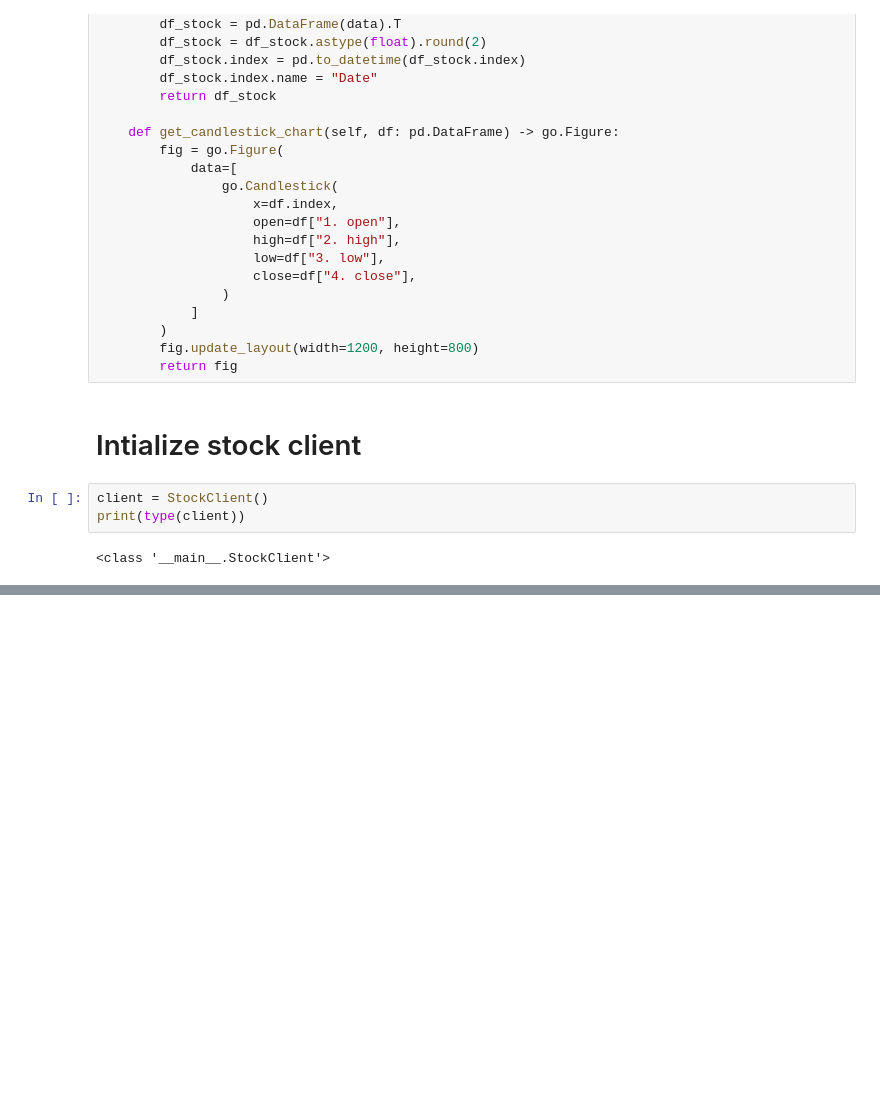
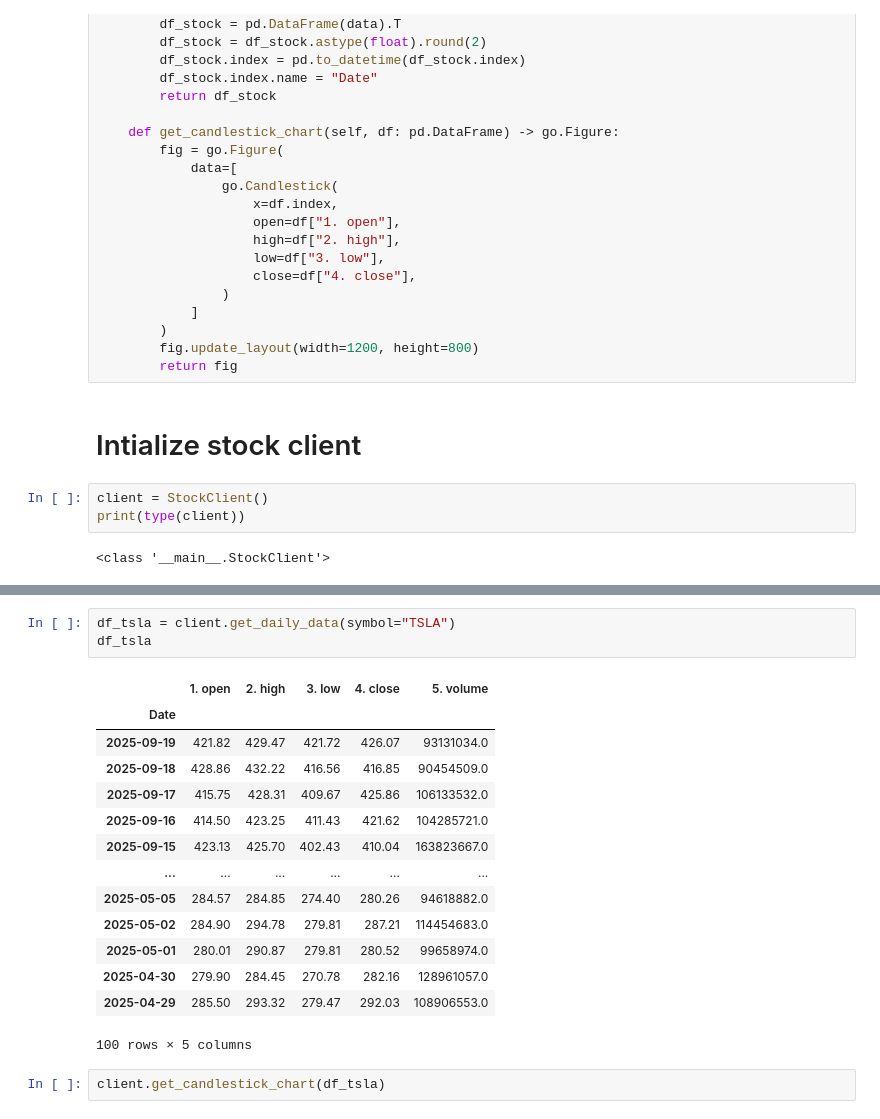
Before and after one commit to Ankitam1/api_project, a Jupyter notebook: api.ipynb, the cells around one changed output, grey strips where cells are left out. Cells and saved outputs as stored; diff of their text form; blank space fills up the shorter version.

```diff
--- a/api.ipynb
+++ b/api.ipynb
@@ -259,0 +299,20 @@ symbol_df
+# %%
+df_tsla = client.get_daily_data(symbol="TSLA")
+df_tsla
+# %% [output]
+|  | 1. open | 2. high | 3. low | 4. close | 5. volume |
+| Date |  |  |  |  |  |
+| 2025-09-19 | 421.82 | 429.47 | 421.72 | 426.07 | 93131034.0 |
+| 2025-09-18 | 428.86 | 432.22 | 416.56 | 416.85 | 90454509.0 |
+| 2025-09-17 | 415.75 | 428.31 | 409.67 | 425.86 | 106133532.0 |
+| 2025-09-16 | 414.50 | 423.25 | 411.43 | 421.62 | 104285721.0 |
+| 2025-09-15 | 423.13 | 425.70 | 402.43 | 410.04 | 163823667.0 |
+| ... | ... | ... | ... | ... | ... |
+| 2025-05-05 | 284.57 | 284.85 | 274.40 | 280.26 | 94618882.0 |
+| 2025-05-02 | 284.90 | 294.78 | 279.81 | 287.21 | 114454683.0 |
+| 2025-05-01 | 280.01 | 290.87 | 279.81 | 280.52 | 99658974.0 |
+| 2025-04-30 | 279.90 | 284.45 | 270.78 | 282.16 | 128961057.0 |
+| 2025-04-29 | 285.50 | 293.32 | 279.47 | 292.03 | 108906553.0 |
+100 rows × 5 columns
+# %%
+client.get_candlestick_chart(df_tsla)
```
Also changed, not shown: parts of 5 cells of this notebook, 1 other file.
